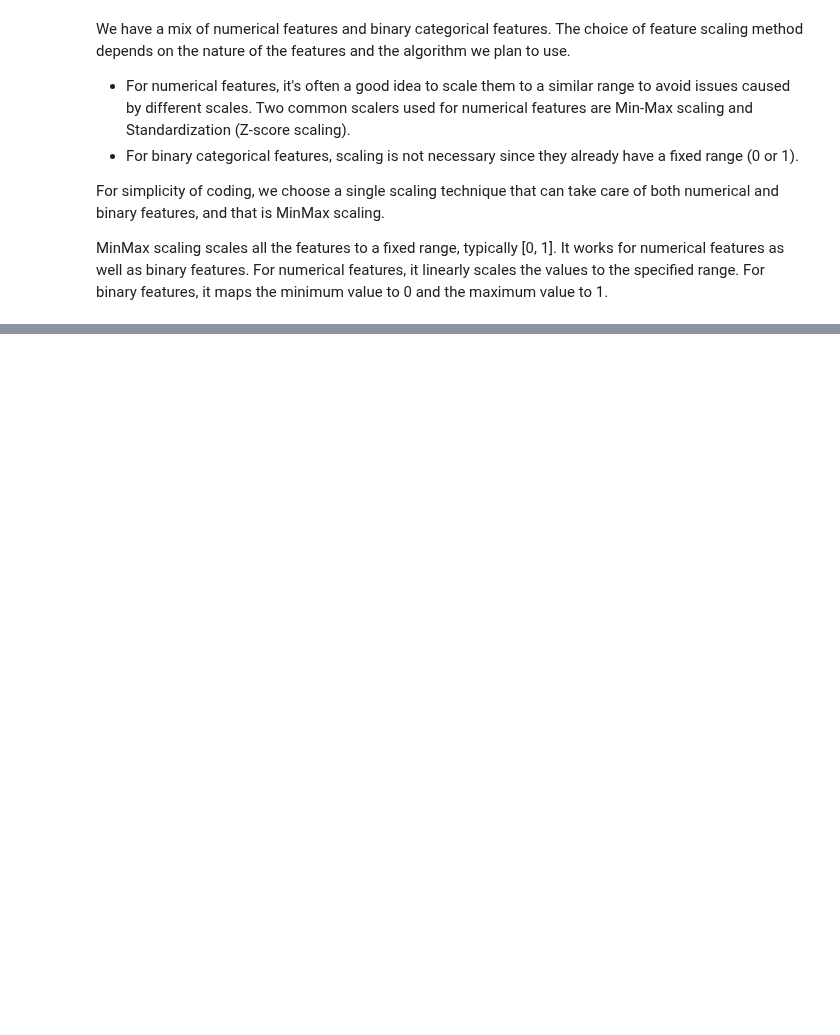
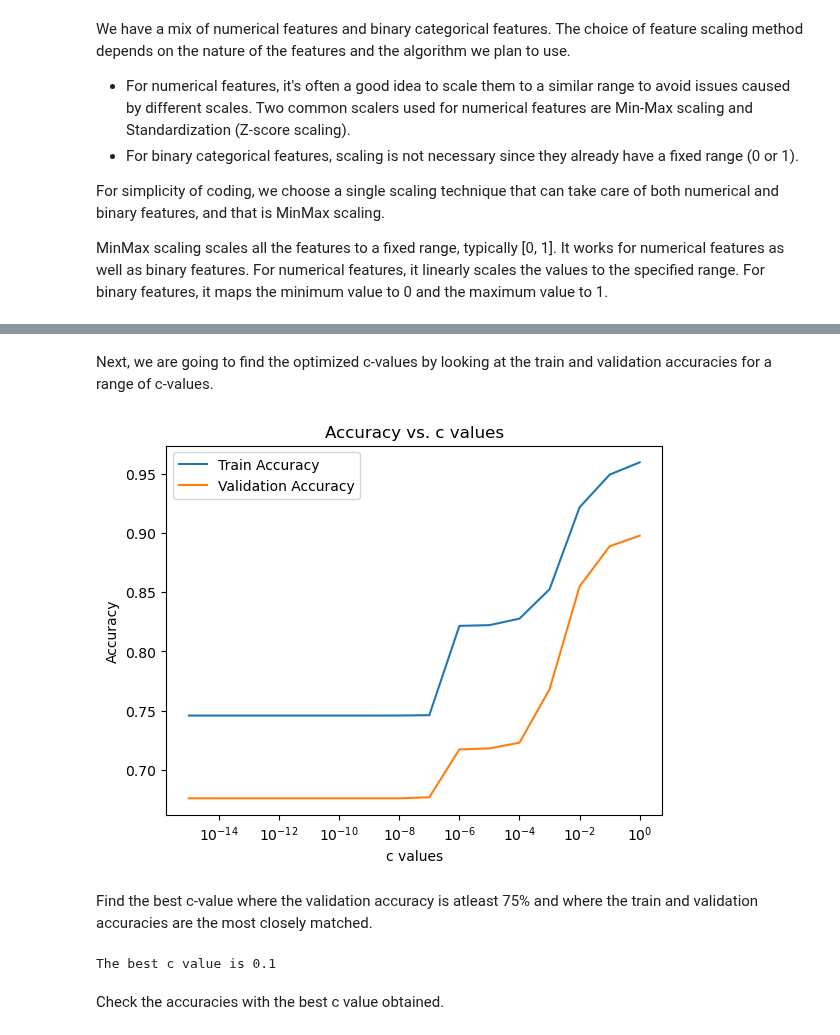
Before and after one commit to dfrancis-tech/email_spam, a Jupyter notebook: Baseline_Model.ipynb, the cells around one changed output, grey strips where cells are left out. Saved outputs shown, nothing was run; the diff lists cells and outputs as text; code cells hidden in the pictures; blank space fills up the shorter version.

```diff
--- a/Baseline_Model.ipynb
+++ b/Baseline_Model.ipynb
@@ -130,0 +132,19 @@ MinMax scaling scales all the features to a fixed range, typically [0, 1]. It wo
+# %%
+# Define the steps for the Logistic Regression pipeline
+my_pipeline = [('scaler', MinMaxScaler()),
+                   ('model', LogisticRegression())
+            ]
+pipeline = Pipeline(my_pipeline)
+pipeline.fit(X_train, y_train)
+# Calculate train accuracy
+train_accuracy = pipeline.score(X_train, y_train)
+print(f'Train accuracy is {train_accuracy*100:.2f}')
+
+# Calculate test accuracy
+test_accuracy = pipeline.score(X_test, y_test)
+print(f'Test accuracy is {test_accuracy*100:.2f}')
+
+print('')
+print('Classification Report')
+y_pred = pipeline.predict(X_test)
+print(classification_report(y_test, y_pred))
@@ -130,0 +164,57 @@ MinMax scaling scales all the features to a fixed range, typically [0, 1]. It wo
+# %% [markdown]
+Next, we are going to find the optimized c-values by looking at the train and validation accuracies for a range of c-values.
+# %%
+# Initialize lists to store c_values and accuracies
+c_values = 10.**np.arange(-15,1)
+train_scores = []
+val_scores = []
+
+for c in c_values:
+
+#Define the steps for the Logistic Regression pipeline
+    my_pipeline = [('scaler', MinMaxScaler()),
+                   ('model', LogisticRegression(C=c))
+                    ]
+
+    pipeline = Pipeline(my_pipeline)
+    pipeline.fit(X_train, y_train)
+
+    # Calculate train accuracy
+    train_accuracy = pipeline.score(X_train, y_train)
+    train_scores.append(train_accuracy)
+
+    # Calculate validation accuracy
+    val_accuracy = pipeline.score(X_validation, y_validation)
+    val_scores.append(val_accuracy)
+
+# Plot the graph
+plt.plot(c_values, train_scores, label='Train Accuracy')
+plt.plot(c_values, val_scores, label='Validation Accuracy')
+plt.xlabel('c values')
+plt.ylabel('Accuracy')
+plt.title('Accuracy vs. c values')
+plt.xscale('log')
+plt.legend()
+plt.show()
+# %% [output]
+[figure, added]
+# %% [markdown]
+Find the best c-value where the validation accuracy is atleast 75% and where the train and validation accuracies are the most closely matched.
+# %%
+# Find the indices where val_scores > 0.75
+val_indices = np.where(np.array(val_scores) > 0.75)[0]
+
+# Calculate the absolute difference between train_scores and val_scores
+abs_diff = np.abs(np.array(train_scores) - np.array(val_scores))
+
+# Find the index with the minimum absolute difference among the selected indices
+valid_indices = val_indices[abs_diff[val_indices].argmin()]
+
+# Get the corresponding best_n_features value
+best_c_value = c_values[valid_indices]
+
+print(f'The best c value is {best_c_value}')
+# %% [output]
+The best c value is 0.1
+# %% [markdown]
+Check the accuracies with the best c value obtained.
```
Also changed, not shown: parts of 9 cells of this notebook.
